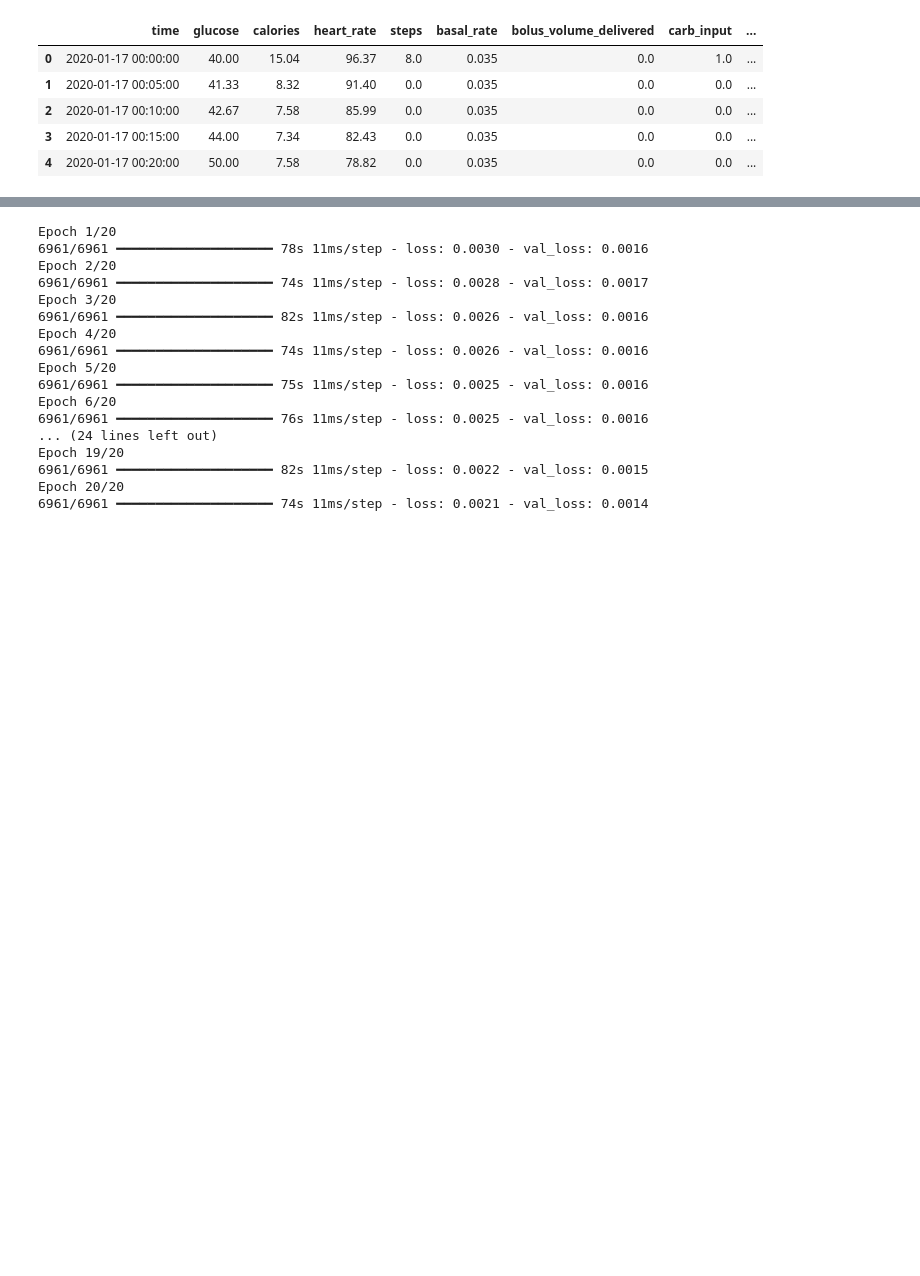
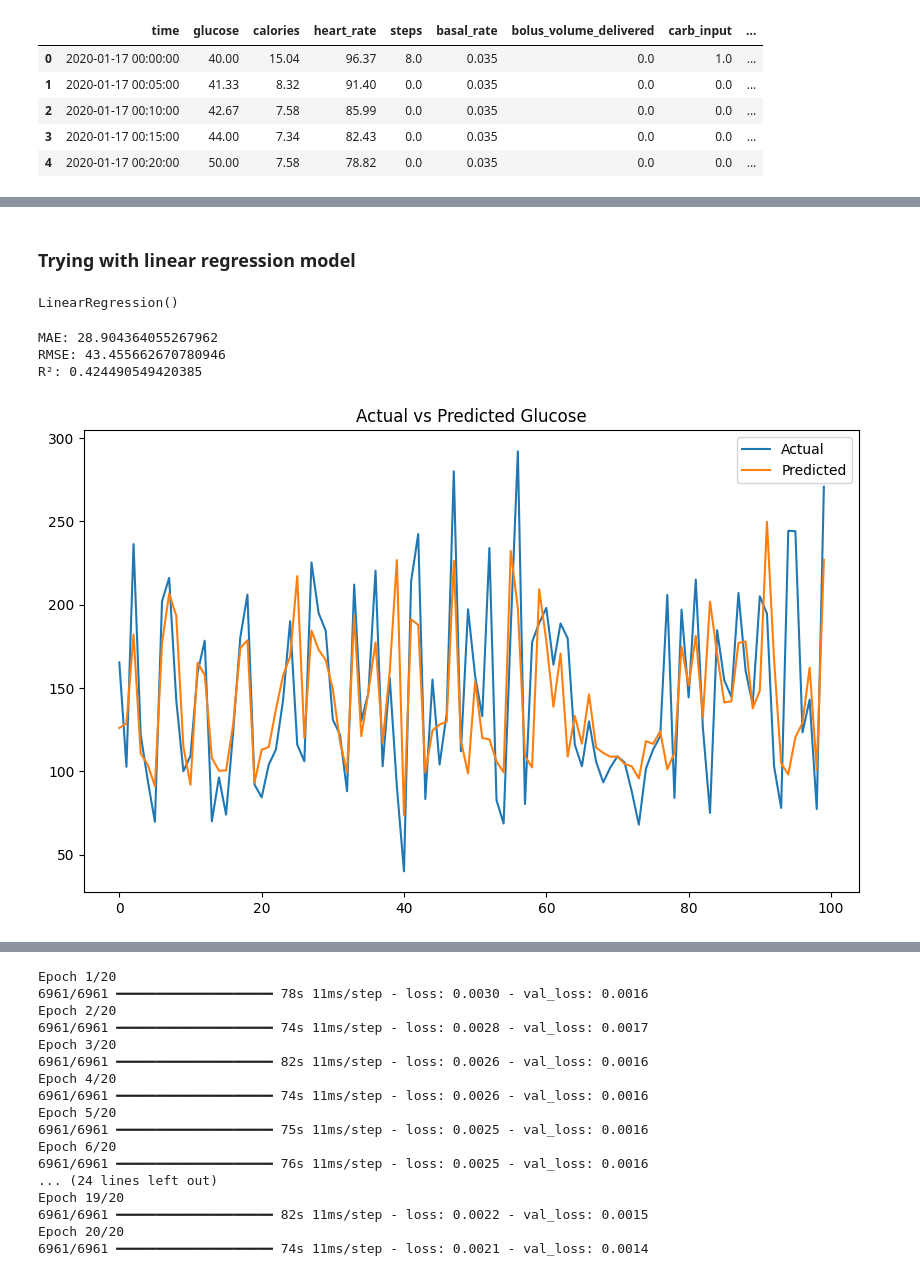
Before and after one commit to dev-ssr/team9_PyCoders_PythonHackathon_MAY2026, a Jupyter notebook: Team9_PyCoders_Category4_PredictiveAnalysis.ipynb, the cells around one changed output, grey strips where cells are left out. Cells and saved outputs as stored; diff of their text form; code cells hidden in the pictures; blank space fills up the shorter version.

Commit message:
Consolidated all the models in one file

```diff
--- a/Team9_PyCoders_Category4_PredictiveAnalysis.ipynb
+++ b/Team9_PyCoders_Category4_PredictiveAnalysis.ipynb
@@ -78,0 +107,67 @@ test_scaled = scaler.transform(test_df[features])
+# %%
+features = [
+    'glucose',
+    'heart_rate',
+    'steps',
+    'calories',
+    'basal_rate',
+    'bolus_volume_delivered',
+    'carb_input'
+]
+
+X = df[features]
+y = df['future_glucose']
+# %%
+from sklearn.model_selection import train_test_split
+
+X_train, X_test, y_train, y_test = train_test_split(
+    X, y,
+    test_size=0.2,
+    random_state=42
+)
+# %% [markdown]
+### Trying with linear regression model
+# %%
+from sklearn.linear_model import LinearRegression
+
+model = LinearRegression()
+
+model.fit(X_train, y_train)
+# %% [output]
+LinearRegression()
+# %%
+predictions = model.predict(X_test)
+# %%
+import numpy as np
+from sklearn.metrics import (
+    mean_absolute_error,
+    mean_squared_error,
+    r2_score
+)
+
+mae = mean_absolute_error(y_test, predictions)
+rmse = np.sqrt(mean_squared_error(y_test, predictions))
+
+r2 = r2_score(y_test, predictions)
+
+print("MAE:", mae)
+print("RMSE:", rmse)
+print("R²:", r2)
+# %% [output]
+MAE: 28.904364055267962
+RMSE: 43.455662670780946
+R²: 0.424490549420385
+# %%
+import matplotlib.pyplot as plt
+
+plt.figure(figsize=(10,6))
+
+plt.plot(y_test.values[:100], label='Actual')
+plt.plot(predictions[:100], label='Predicted')
+
+plt.legend()
+plt.title("Actual vs Predicted Glucose")
+
+plt.show()
+# %% [output]
+[figure, added]
```
Also changed, not shown: parts of 52 cells of this notebook.
